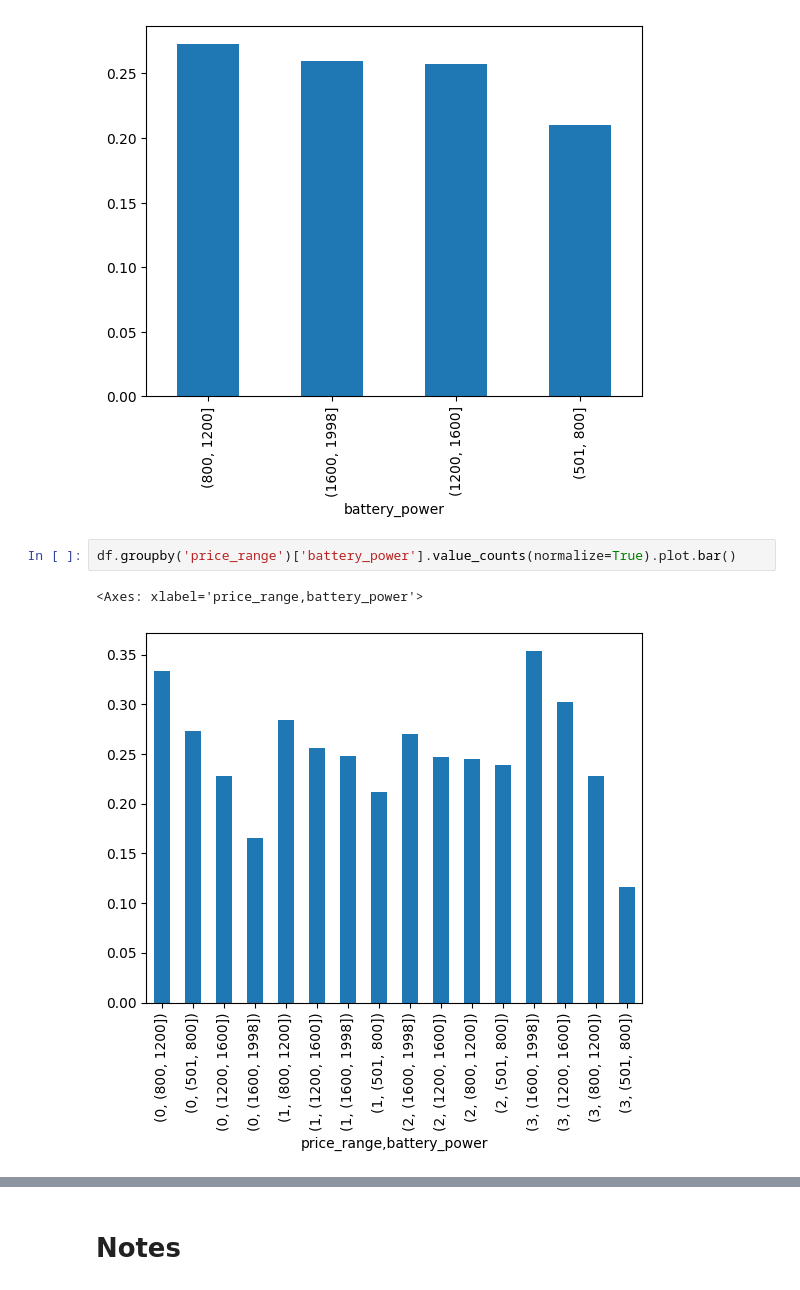
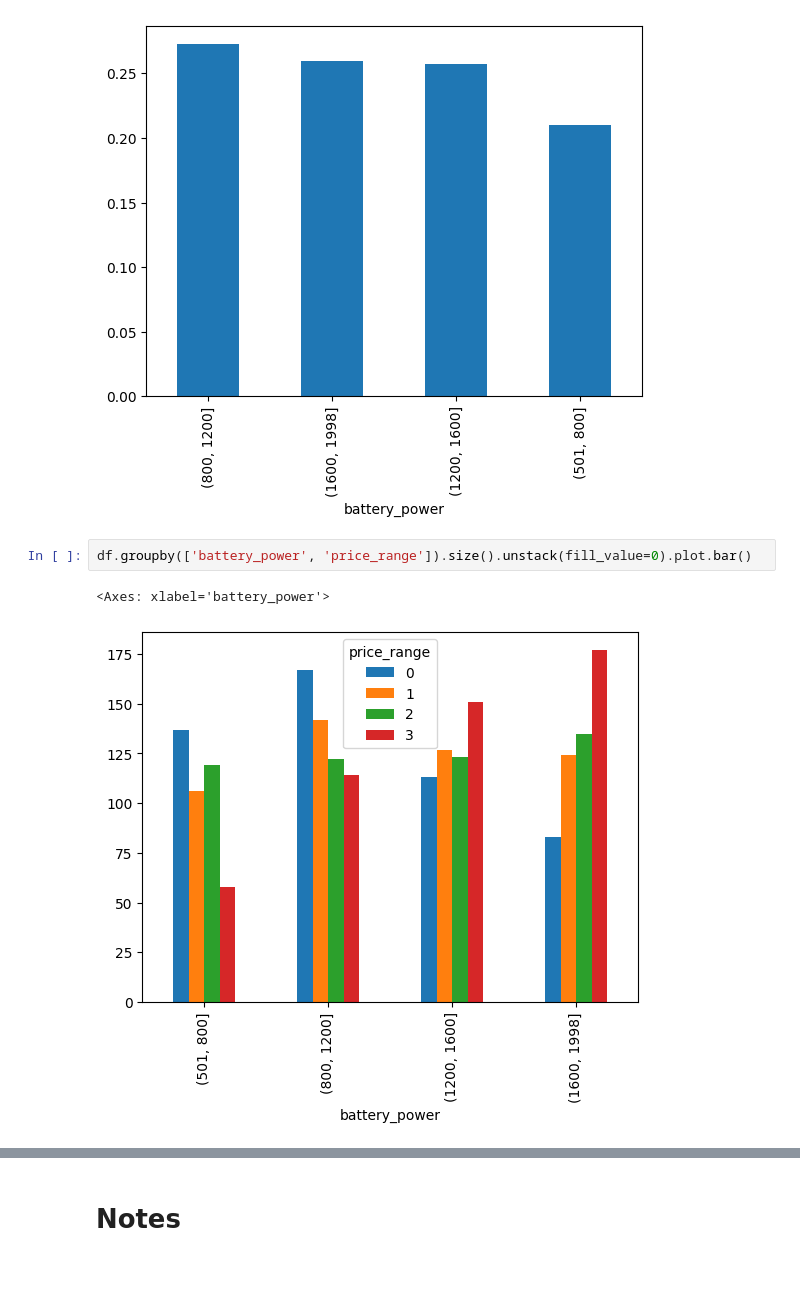
Before and after one commit to M61ss/big-data, a Jupyter notebook: exam-simulations/13-06-2024/13-06-2024.ipynb, the cells around one changed output, grey strips where cells are left out. Drawn from its saved outputs; the diff is of its cells as text.

```diff
--- a/exam-simulations/13-06-2024/13-06-2024.ipynb
+++ b/exam-simulations/13-06-2024/13-06-2024.ipynb
@@ -435,7 +435,7 @@ df['battery_power'].value_counts(normalize=True).plot.bar()
 <Axes: xlabel='battery_power'>
 [figure]
 # %%
-df.groupby('price_range')['battery_power'].value_counts(normalize=True).plot.bar()
+df.groupby(['battery_power', 'price_range']).size().unstack(fill_value=0).plot.bar()
 # %% [output]
-<Axes: xlabel='price_range,battery_power'>
+<Axes: xlabel='battery_power'>
-[figure, old version]
+[figure, new version]
```
Also changed, not shown: parts of 2 cells of this notebook.
